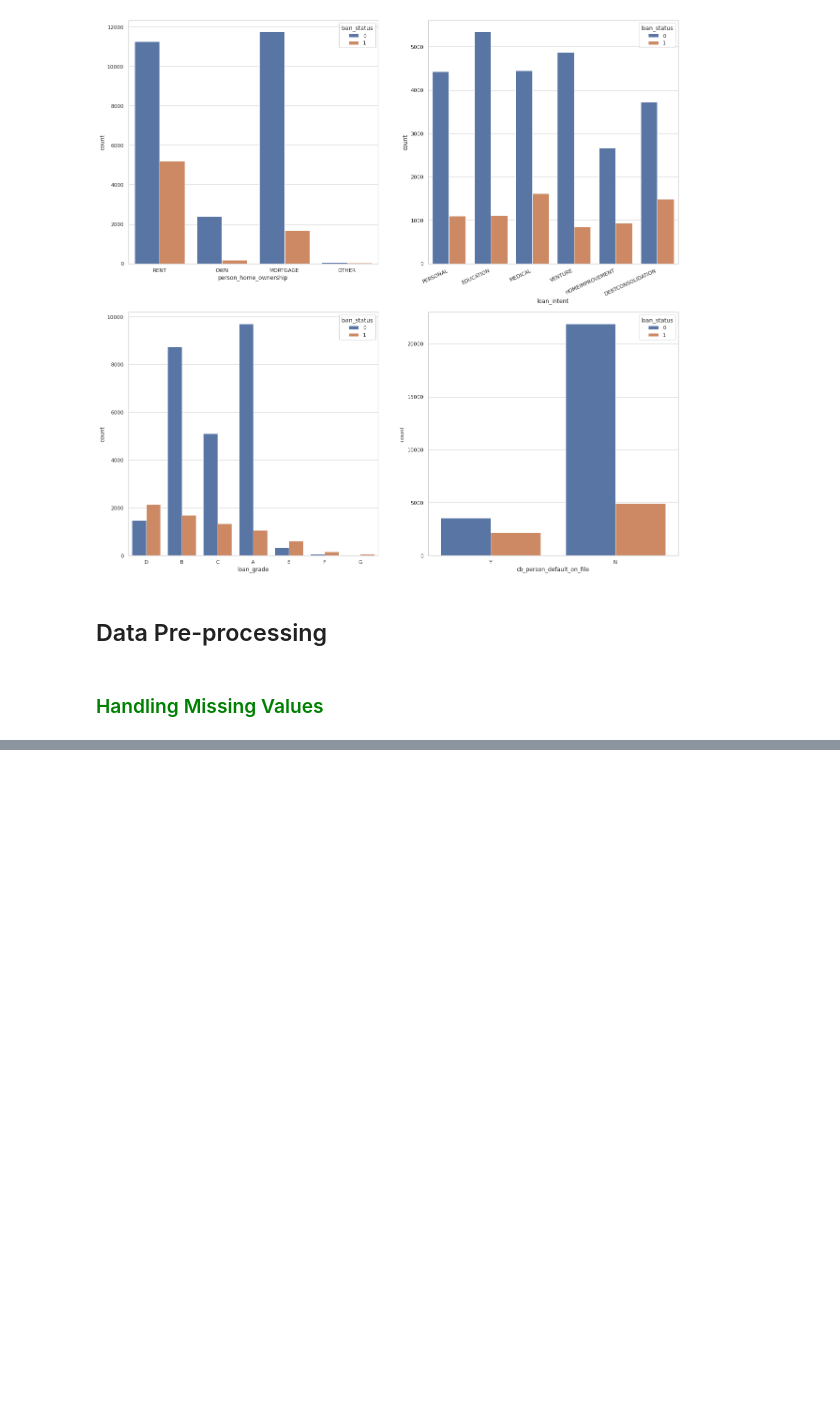
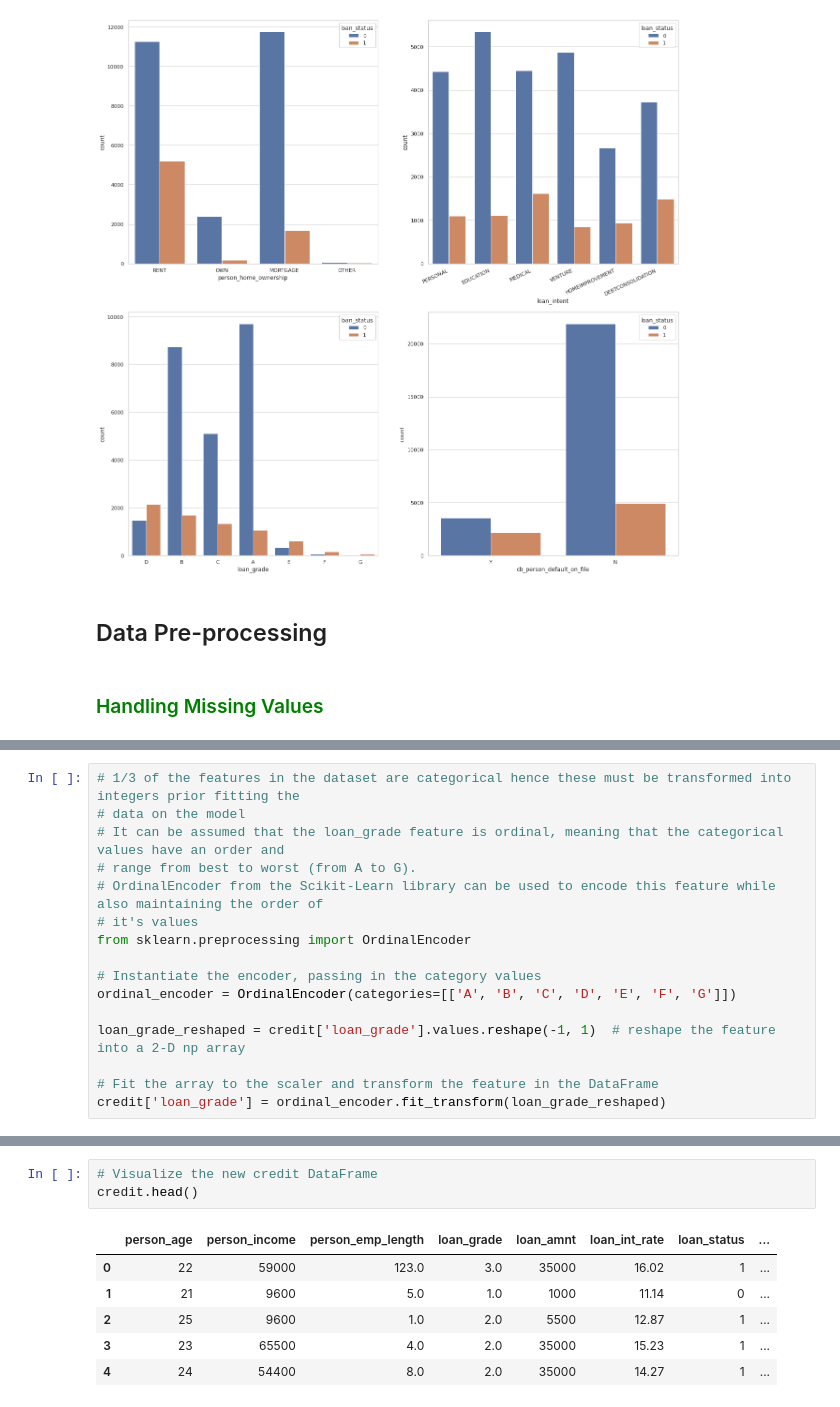
Before and after one commit to valkiss024/credit-risk-analysis, a Jupyter notebook: Credit Analysis.ipynb, the cells around one changed output, grey strips where cells are left out. Saved outputs shown, nothing was run; the diff lists cells and outputs as text; blank space fills up the shorter version.

```diff
--- a/Credit Analysis.ipynb
+++ b/Credit Analysis.ipynb
@@ -458,0 +457,16 @@ dtype: int64
+# %%
+# 1/3 of the features in the dataset are categorical hence these must be transformed into integers prior fitting the
+# data on the model
+# It can be assumed that the loan_grade feature is ordinal, meaning that the categorical values have an order and
+# range from best to worst (from A to G).
+# OrdinalEncoder from the Scikit-Learn library can be used to encode this feature while also maintaining the order of
+# it's values
+from sklearn.preprocessing import OrdinalEncoder
+
+# Instantiate the encoder, passing in the category values
+ordinal_encoder = OrdinalEncoder(categories=[['A', 'B', 'C', 'D', 'E', 'F', 'G']])
+
+loan_grade_reshaped = credit['loan_grade'].values.reshape(-1, 1)  # reshape the feature into a 2-D np array
+
+# Fit the array to the scaler and transform the feature in the DataFrame
+credit['loan_grade'] = ordinal_encoder.fit_transform(loan_grade_reshaped)
@@ -458,0 +490,10 @@ dtype: int64
+# %%
+# Visualize the new credit DataFrame
+credit.head()
+# %% [output]
+|  | person_age | person_income | person_emp_length | loan_grade | loan_amnt | loan_int_rate | loan_status | ... |
+| 0 | 22 | 59000 | 123.0 | 3.0 | 35000 | 16.02 | 1 | ... |
+| 1 | 21 | 9600 | 5.0 | 1.0 | 1000 | 11.14 | 0 | ... |
+| 2 | 25 | 9600 | 1.0 | 2.0 | 5500 | 12.87 | 1 | ... |
+| 3 | 23 | 65500 | 4.0 | 2.0 | 35000 | 15.23 | 1 | ... |
+| 4 | 24 | 54400 | 8.0 | 2.0 | 35000 | 14.27 | 1 | ... |
```
Also changed, not shown: parts of 40 cells of this notebook.
